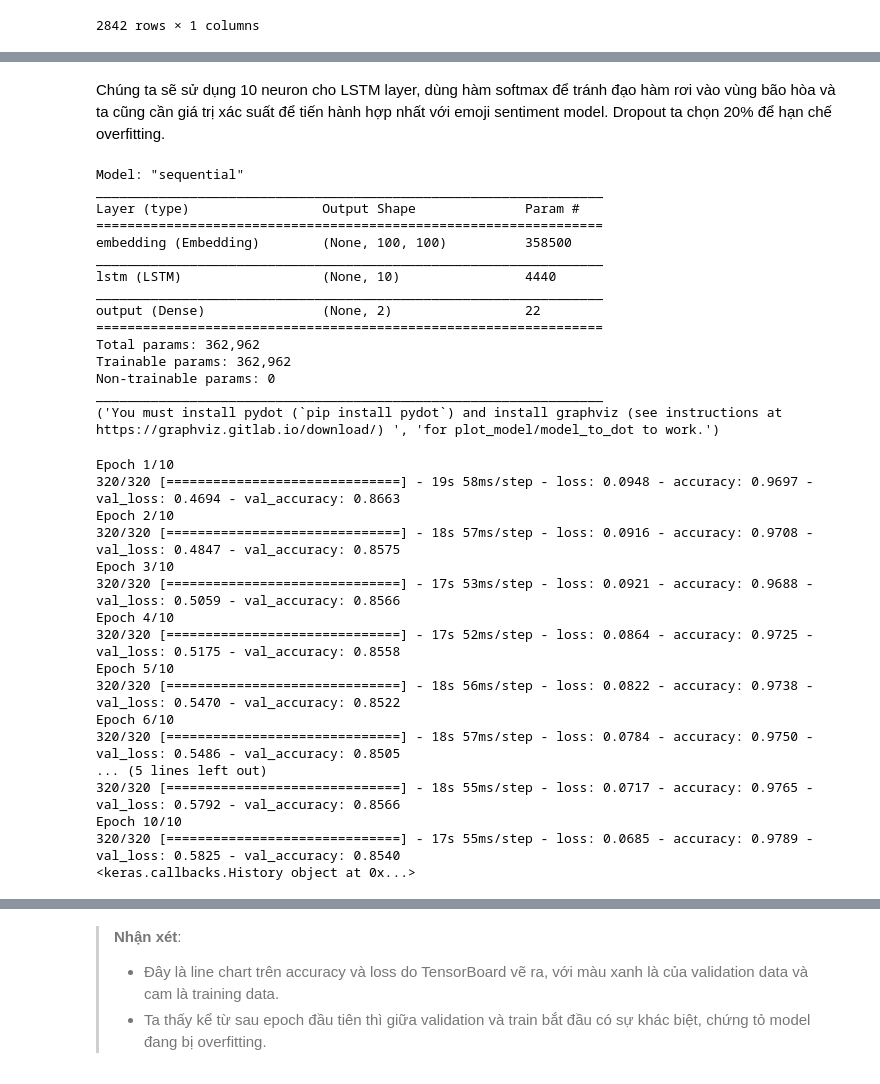
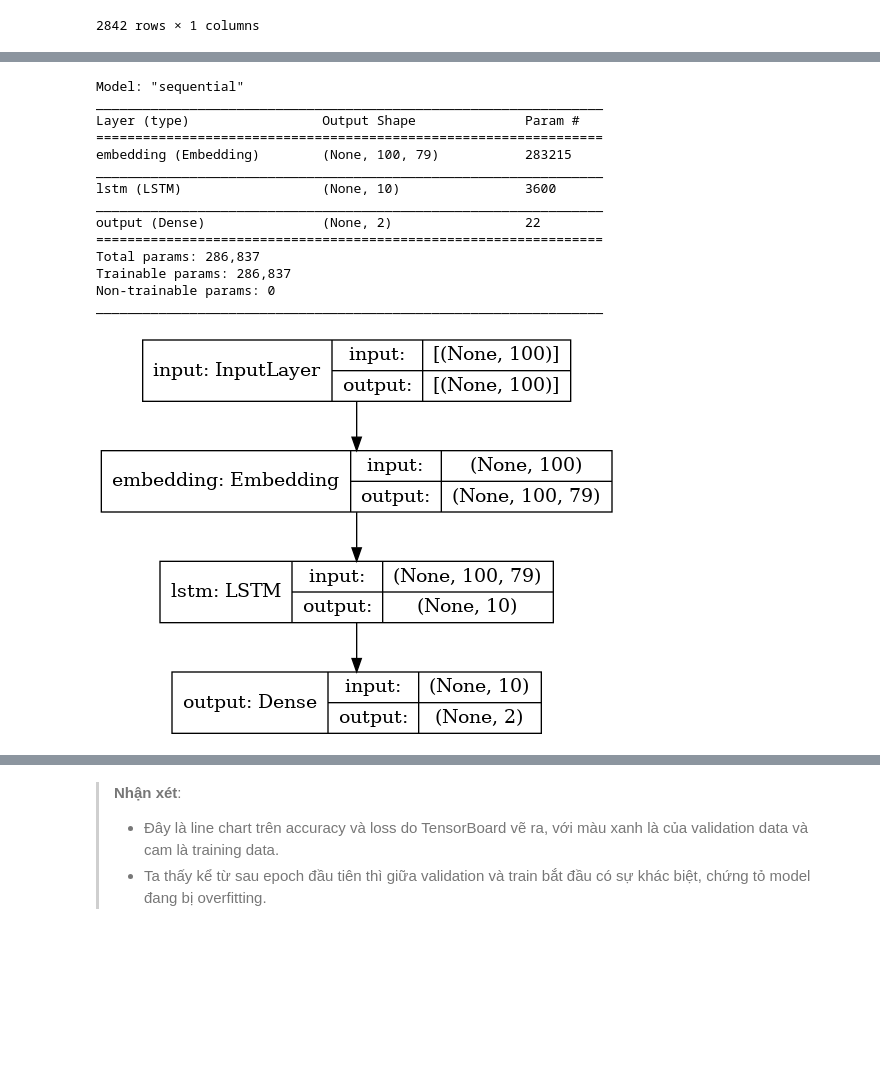
Before and after one commit to cuongpiger/SCL_KHVW_Sentiment_Analysis_Project, a Jupyter notebook: 08.model.ipynb, the cells around one changed output, grey strips where cells are left out. Saved outputs shown, nothing was run; the diff lists cells and outputs as text; code cells hidden in the pictures; blank space fills up the shorter version.

```diff
--- a/08.model.ipynb
+++ b/08.model.ipynb
@@ -91,2 +78,0 @@ padded_train_cmts = DeepModel.padding(token_train_cmts)
-# %% [markdown]
-Chúng ta sẽ sử dụng 10 neuron cho LSTM layer, dùng hàm softmax để tránh đạo hàm rơi vào vùng bão hòa và ta cũng cần giá trị xác suất để tiến hành hợp nhất với emoji sentiment model. Dropout ta chọn 20% để hạn chế overfitting.
@@ -100,42 +79,33 @@ lstm_model = DeepModel.defineLSTM(vocab_size, embedding_dim, neurons, dropout)
-# %%
-lstm_model.summary()
-plot_model(lstm_model, to_file="./images/LSTM_sentiment.png", show_shapes=True, show_layer_names=True)
-# %% [output]
-Model: "sequential"
-_________________________________________________________________
-Layer (type)                 Output Shape              Param #
-=================================================================
-embedding (Embedding)        (None, 100, 100)          358500
-_________________________________________________________________
-lstm (LSTM)                  (None, 10)                4440
-_________________________________________________________________
-output (Dense)               (None, 2)                 22
-=================================================================
-Total params: 362,962
-Trainable params: 362,962
-Non-trainable params: 0
-_________________________________________________________________
-('You must install pydot (`pip install pydot`) and install graphviz (see instructions at https://graphviz.gitlab.io/download/) ', 'for plot_model/model_to_dot to work.')
-# %%
-batch_size = 32
-epochs = 10
-save_path = "./models/LSTM_sentiment.h5"
-DeepModel.fit(lstm_model, padded_train_cmts, y_train, batch_size, epochs, save_path)
-# %% [output]
-Epoch 1/10
-320/320 [==============================] - 19s 58ms/step - loss: 0.0948 - accuracy: 0.9697 - val_loss: 0.4694 - val_accuracy: 0.8663
-Epoch 2/10
-320/320 [==============================] - 18s 57ms/step - loss: 0.0916 - accuracy: 0.9708 - val_loss: 0.4847 - val_accuracy: 0.8575
-Epoch 3/10
-320/320 [==============================] - 17s 53ms/step - loss: 0.0921 - accuracy: 0.9688 - val_loss: 0.5059 - val_accuracy: 0.8566
-Epoch 4/10
-320/320 [==============================] - 17s 52ms/step - loss: 0.0864 - accuracy: 0.9725 - val_loss: 0.5175 - val_accuracy: 0.8558
-Epoch 5/10
-320/320 [==============================] - 18s 56ms/step - loss: 0.0822 - accuracy: 0.9738 - val_loss: 0.5470 - val_accuracy: 0.8522
-Epoch 6/10
-320/320 [==============================] - 18s 57ms/step - loss: 0.0784 - accuracy: 0.9750 - val_loss: 0.5486 - val_accuracy: 0.8505
-... (5 lines left out)
-320/320 [==============================] - 18s 55ms/step - loss: 0.0717 - accuracy: 0.9765 - val_loss: 0.5792 - val_accuracy: 0.8566
-Epoch 10/10
-320/320 [==============================] - 17s 55ms/step - loss: 0.0685 - accuracy: 0.9789 - val_loss: 0.5825 - val_accuracy: 0.8540
-<keras.callbacks.History object at 0x...>
+# %%
+hyperparameters_1 = {
+    'pX': X_train['normalize_comment'],
+    'py': y_train,
+    'pnum_words': None,
+    'pseq_length': None,
+    'pno_units': 10,
+    'pdropout': 0.2,
+    'pbatch_size': 32,
+    'pepochs': 10,
+    'psave_weights': './models/lstm_model_comments_1.h5'
+}
+
+model_1 = DeepModel.SentimentLSTM()
+model_1.define(**hyperparameters_1)
+model_1.model.summary()
+plot_model(model_1.model, to_file='./images/lstm_model_comments_1.png', show_shapes=True, show_layer_names=True)
+# %% [output]
+Model: "sequential"
+_________________________________________________________________
+Layer (type)                 Output Shape              Param #
+=================================================================
+embedding (Embedding)        (None, 100, 79)           283215
+_________________________________________________________________
+lstm (LSTM)                  (None, 10)                3600
+_________________________________________________________________
+output (Dense)               (None, 2)                 22
+=================================================================
+Total params: 286,837
+Trainable params: 286,837
+Non-trainable params: 0
+_________________________________________________________________
+[figure, added]
```
Also changed, not shown: parts of 44 cells of this notebook.
